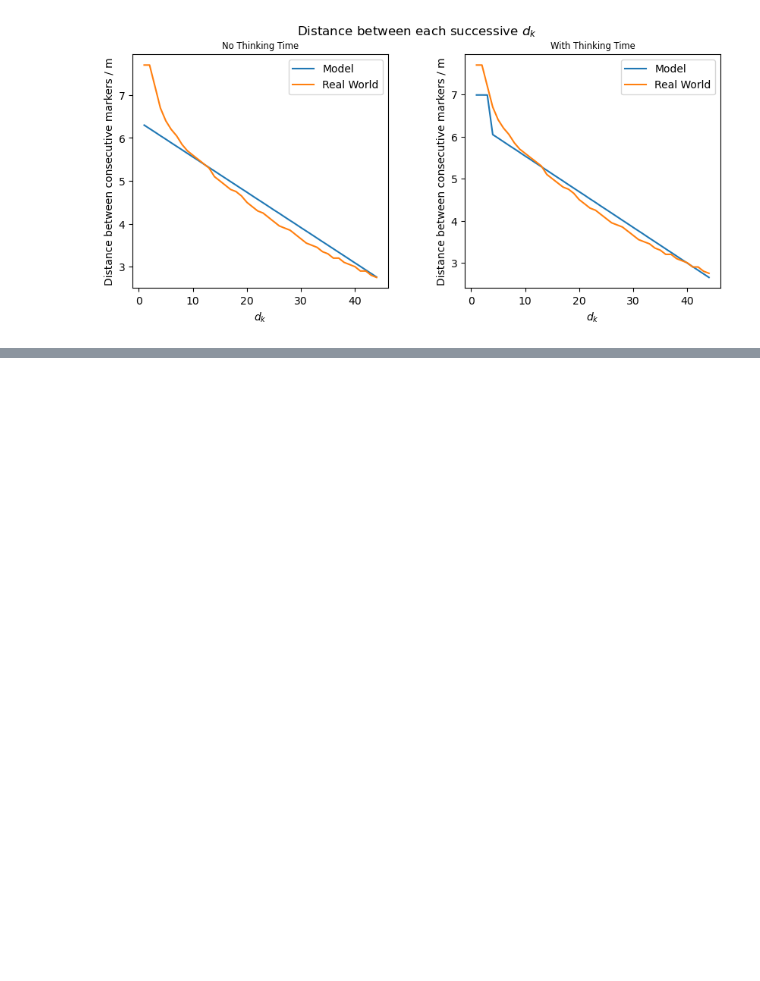
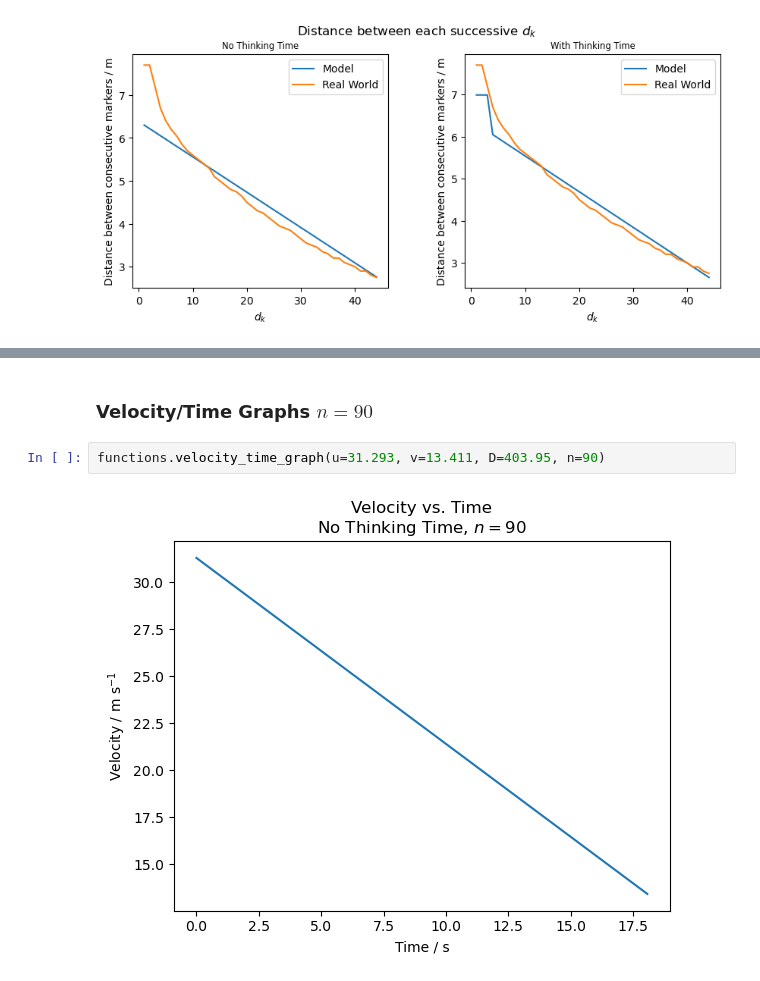
Before and after one commit to pineapple-bois/Modelling-Transverse-Bars, a Jupyter notebook: transverse_bars.ipynb, the cells around one changed output, grey strips where cells are left out. Cells and saved outputs as stored; diff of their text form; blank space fills up the shorter version.

```diff
--- a/transverse_bars.ipynb
+++ b/transverse_bars.ipynb
@@ -279,0 +295,6 @@ functions.plot_subgraphs_dk(dk_45_no_thinking, dk_45_thinking, real_world_45)
+# %% [markdown]
+### Velocity/Time Graphs $n=90$
+# %%
+functions.velocity_time_graph(u=31.293, v=13.411, D=403.95, n=90)
+# %% [output]
+[figure, added]
```
Also changed, not shown: parts of 19 cells of this notebook.
